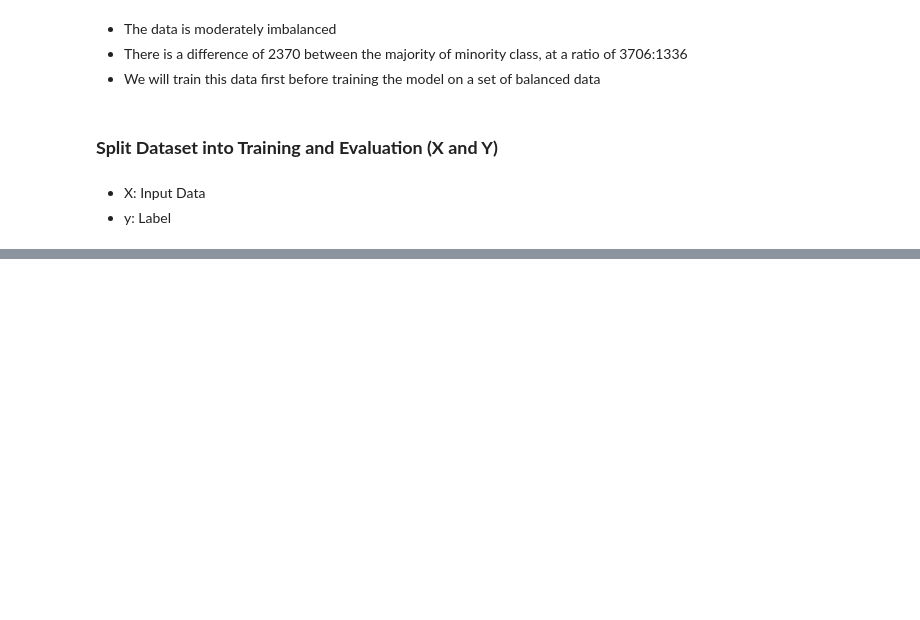
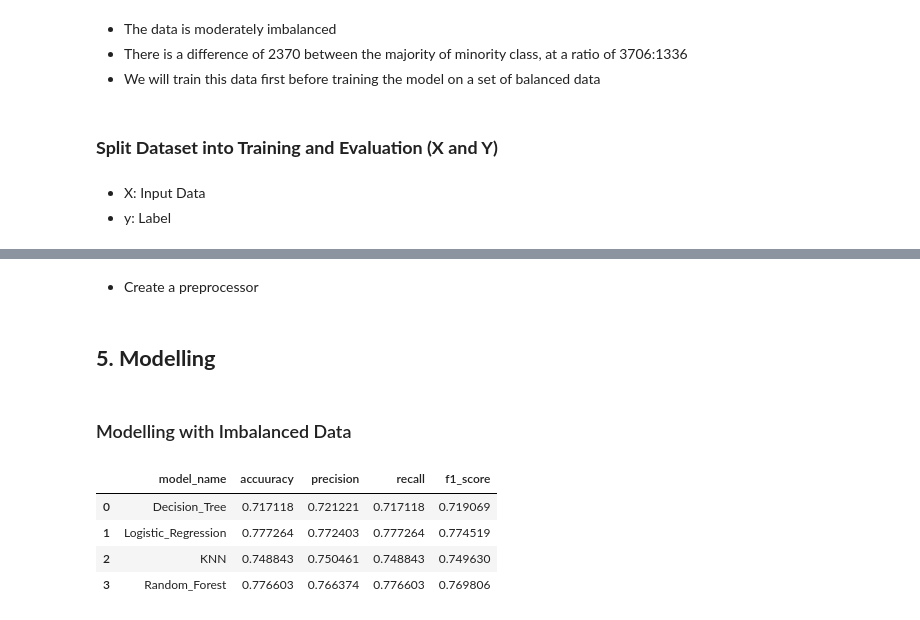
Before and after one commit to ZawadiLMG/Customer-Churn-Prediction, a Jupyter notebook: Notebooks/churn.ipynb, the cells around one changed output, grey strips where cells are left out. Drawn from its saved outputs; the diff is of its cells as text; code cells hidden in the pictures; blank space fills up the shorter version.

```diff
--- a/Notebooks/churn.ipynb
+++ b/Notebooks/churn.ipynb
@@ -990,0 +1077,3 @@ array([0, 1, 0, ..., 0, 0, 0])
+# %%
+numerical_columns = X.select_dtypes('number').columns
+numerical_columns
@@ -990,0 +1100,68 @@ array([0, 1, 0, ..., 0, 0, 0])
+# %% [markdown]
+- Create a preprocessor
+# %%
+preprocessor = ColumnTransformer(transformers=[
+    ('num_pipeline', numeric_pipeline, numerical_columns),
+    ('cat_pipeline', categorical_pipeline, categorical_columns),
+])
+# %% [markdown]
+## **5. Modelling**
+# %%
+from sklearn.tree import DecisionTreeClassifier
+from sklearn.linear_model import LogisticRegression
+from sklearn.neighbors import KNeighborsClassifier
+from sklearn.ensemble import RandomForestClassifier
+
+models = [
+    ('Decision_Tree', DecisionTreeClassifier(random_state=42)),
+    ('Logistic_Regression', LogisticRegression(random_state=42)),
+    ('KNN', KNeighborsClassifier(n_neighbors=5)),
+    ('Random_Forest', RandomForestClassifier(random_state=42)),
+]
+# %% [markdown]
+### Modelling with Imbalanced Data
+# %%
+# create final pipeline with the preprocessor estimator
+all_pipelines = {}
+
+# stroage dictionary
+all_confusion_matrix = {}
+
+# create the metrics dataframe
+metric_table = pd.DataFrame(columns=['model_name', 'accuuracy', 'precision', 'recall', 'f1_score'])
+
+for model_name, classifier in models:
+
+    final_pipeline = Pipeline(steps=[
+        ('preprocessor', preprocessor),
+        ('classifier', classifier),
+    ])
+
+    #fit data to pipeline
+    final_pipeline.fit(X_train, y_train_encoded)
+
+    # add all pipelines into pipeline dictionary
+    all_pipelines[model_name] = final_pipeline
+
+    # predicting on test set
+    from sklearn.metrics import classification_report
+    y_pred = final_pipeline.predict(X_test)
+
+    #Generate classification report for each pipeline or model
+    metrics = classification_report(y_test_encoded, y_pred, output_dict=True)
+
+    # Grab all important metrics
+    accuracy = metrics['accuracy']
+    precision = metrics['weighted avg']['precision']
+    recall = metrics['weighted avg']['recall']
+    f1 = metrics['weighted avg']['f1-score']
+
+    metric_table.loc[len(metric_table)] = [model_name, accuracy, precision, recall, f1]
+
+metric_table
+# %% [output]
+|  | model_name | accuuracy | precision | recall | f1_score |
+| 0 | Decision_Tree | 0.717118 | 0.721221 | 0.717118 | 0.719069 |
+| 1 | Logistic_Regression | 0.777264 | 0.772403 | 0.777264 | 0.774519 |
+| 2 | KNN | 0.748843 | 0.750461 | 0.748843 | 0.749630 |
+| 3 | Random_Forest | 0.776603 | 0.766374 | 0.776603 | 0.769806 |
```
Also changed, not shown: parts of 41 cells of this notebook, 1 other file.
